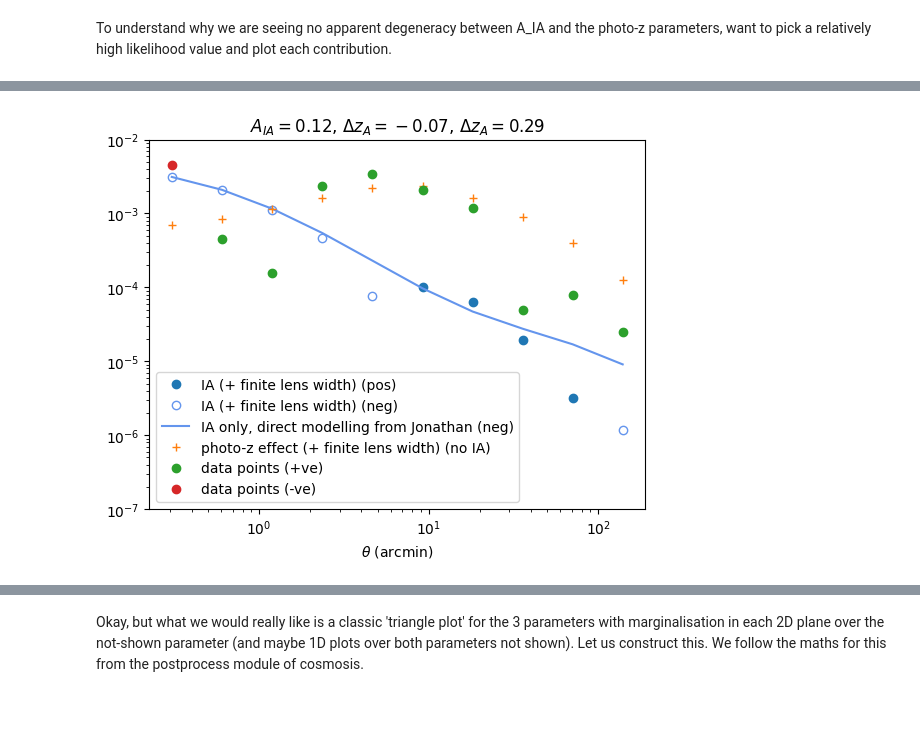
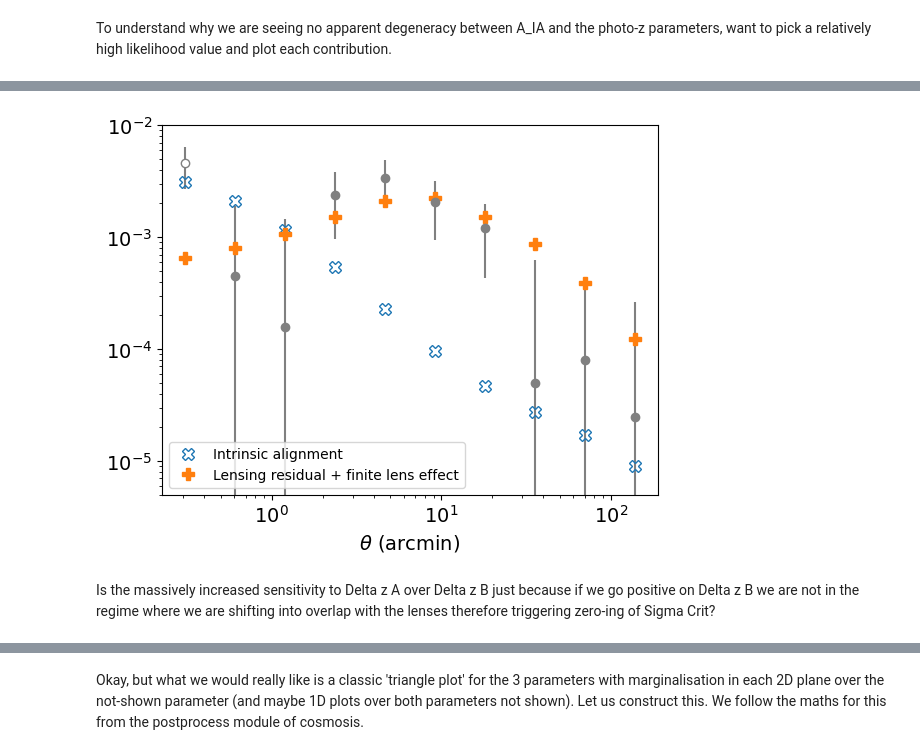
Before and after one commit to c-d-leonard/IA_GGL, a Jupyter notebook: pz_IA_delzA_delzB.ipynb, the cells around one changed output, grey strips where cells are left out. Saved outputs shown, nothing was run; the diff lists cells and outputs as text; code cells hidden in the pictures; blank space fills up the shorter version.

```diff
--- a/pz_IA_delzA_delzB.ipynb
+++ b/pz_IA_delzA_delzB.ipynb
@@ -89,7 +101,7 @@ Max likelihood is at Delta z a= -0.07 Delta z b= 0.29 AIA= 0.12
 # And vice-versa for AIA:
 
 theta_1, AIA_contr_bestfit = np.loadtxt('./txtfiles/photo_z_test/gamma_IA_est_'+endfile+'_sigz=0.0_delzA=0_delzB=0_Aia=0.12.txt', unpack=True)
-theta_2, pz_contr_bestfit = np.loadtxt('./txtfiles/photo_z_test/gamma_IA_est_'+endfile+'_sigz=0.0_delzA=-0.07_delzB=0.29_Aia=0.0.txt', unpack=True)
+theta_2, pz_contr_bestfit = np.loadtxt('./txtfiles/photo_z_test/gamma_IA_est_'+endfile+'_sigz=0.0_delzA=-0.08_delzB=0.08_Aia=0.0.txt', unpack=True)
 # %%
 # Jonathan's model contribution:
 theta_3, gam_mod = np.loadtxt('./txtfiles/photo_z_test/mod_IA_nfw_plus_lin.txt', unpack=True)
@@ -102,24 +114,31 @@ theta_5, gammat_a_lens = np.loadtxt('./txtfiles/photo_z_test/gammat_lens_A_'+end
 theta_6, gammat_b_lens = np.loadtxt('./txtfiles/photo_z_test/gammat_lens_B_'+endfile+'.dat', unpack=True)
 # %%
 plt.figure()
-plt.loglog(theta_1, AIA_contr_bestfit, 'o', label='IA (+ finite lens width) (pos)')
-plt.loglog(theta_2, -AIA_contr_bestfit, 'o', color='#6495ED', label='IA (+ finite lens width) (neg)', fillstyle='none')
-plt.loglog(theta_3, -AIA_Jon, color='#6495ED', label='IA only, direct modelling from Jonathan (neg)')
-plt.loglog(theta_2, pz_contr_bestfit, '+', label='photo-z effect (+ finite lens width) (no IA)')
-#plt.loglog(theta_1, gamma_IA_fid, 'o',label='data points (+ve)')
-#plt.loglog(theta_1, -gamma_IA_fid, 'o',label='data points (-ve)')
+plt.errorbar(theta_1, gamma_IA_fid, yerr = np.sqrt(np.diag(data_cov)), marker='o',markersize=6,linestyle='',color='#808080')
+plt.errorbar([theta_1[0]], [-gamma_IA_fid[0]], yerr = [np.sqrt(np.diag(data_cov))[0]], color='#808080',marker='o',mfc='w')
+plt.loglog(theta_1, -AIA_Jon, marker='X',  markersize=8, fillstyle='none',linestyle='',label='Intrinsic alignment')
+#plt.loglog(theta_2, -AIA_contr_bestfit, marker='X',  markersize=8,linestyle='',color='#6495ED', fillstyle='none')
+#plt.loglog(theta_3, -AIA_Jon, color='#6495ED', label='IA only, direct modelling from Jonathan (neg)')
+plt.loglog(theta_2, pz_contr_bestfit, 'P', markersize=8,label='Lensing residual + finite lens effect')
+#plt.loglog(theta_2, AIA_contr_bestfit+pz_contr_bestfit, 'o', color='m', label='full best fit')
+#plt.loglog(theta_2, -(AIA_contr_bestfit+pz_contr_bestfit), 'o', color='m', mfc='w')
 #plt.loglog(theta_4, AIA_Jon+finite_lens_contr, '+',color='m',markersize=16,label='IA model + finite lens width')
 #plt.loglog(theta_4, -1.0*(AIA_Jon+finite_lens_contr),'x',color='m', markersize=16, label='IA model + finite lens width (neg)')
 #plt.loglog(theta_5, gammat_a_lens, 'k', linestyle='--', label='lensing only, A')
 #plt.loglog(theta_6, gammat_b_lens, 'k',linestyle=':', label='lensing only, B')
-plt.ylim(10**(-7), 10**(-2))
-plt.title('$A_{IA}=0.12$, $\Delta z_A = -0.07$, $\Delta z_A =0.29$')
-plt.xlabel('$\\theta$ (arcmin)')
-plt.legend()
-#plt.savefig('./compare_terms.pdf')
-plt.show()
+plt.ylim(5*10**(-6), 10**(-2))
+plt.yticks(fontsize=14)
+plt.xticks(fontsize=14)
+#plt.title('$A_{IA}=0.12$, $\Delta z_A = -0.04$, $\Delta z_b =1.2$')
+plt.xlabel('$\\theta$ (arcmin)', fontsize=14)
+#ax.legend(bbox_to_anchor=(1.1, 1.05))
+plt.legend(loc='lower left')
+plt.savefig('./compare_terms_best_fit_AIA=0.12_DeltazA=-0.08_DeltazB=0.08.pdf')
+#plt.show()
 # %% [output]
-[figure, old version]
+[figure, new version]
+# %% [markdown]
+Is the massively increased sensitivity to Delta z A over Delta z B just because if we go positive on Delta z B we are not in the regime where we are shifting into overlap with the lenses therefore triggering zero-ing of Sigma Crit?
 # %%
 theta_full, full_best_fit = np.loadtxt('./txtfiles/photo_z_test/gamma_IA_est_'+endfile+'_sigz=0.0_delzA=-0.07_delzB=0.29_Aia=0.12.txt', unpack=True)
 # %%
```
Also changed, not shown: parts of 20 cells of this notebook, 2 other files.
